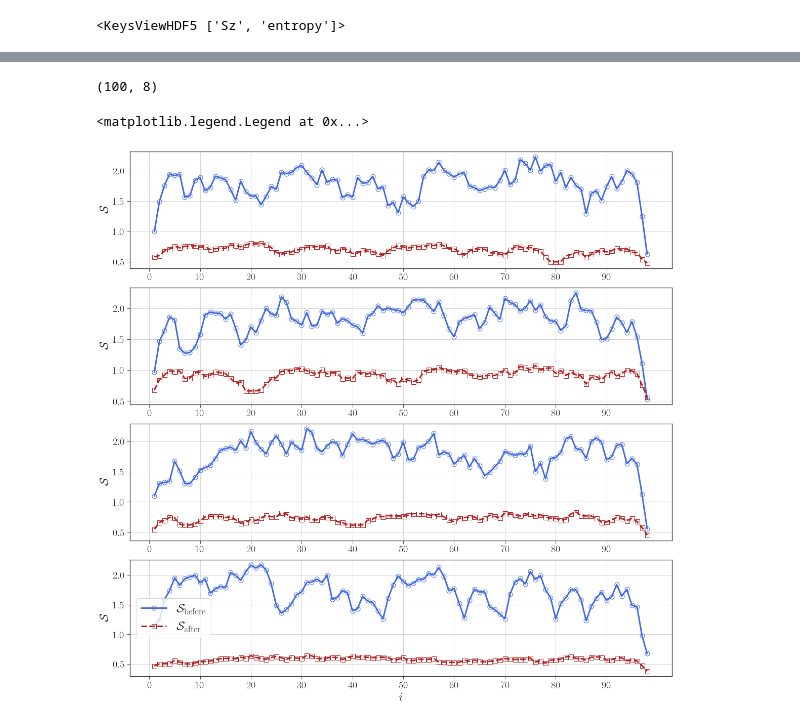
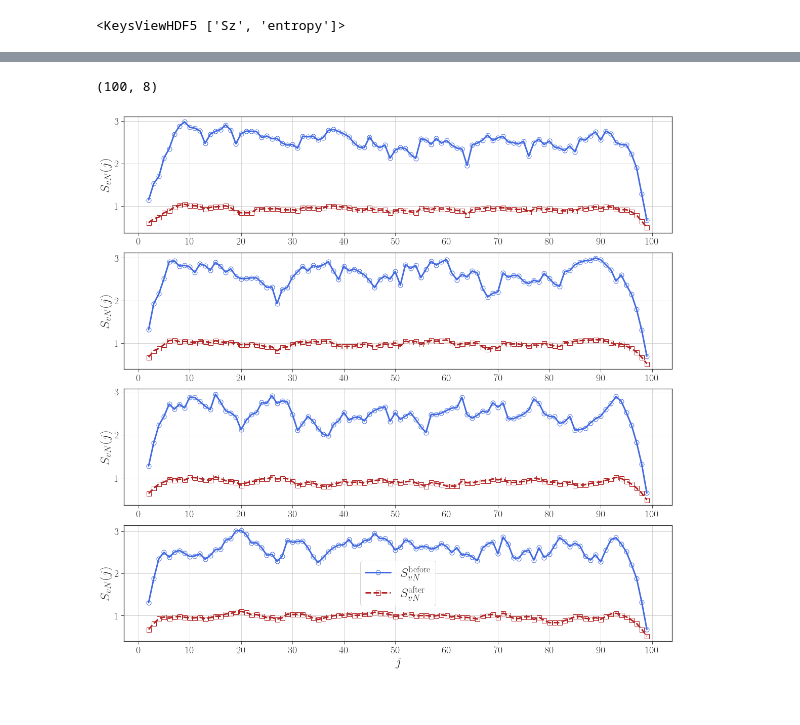
Before and after one commit to xiaobo-23/EntangledLightConeSampling, a Jupyter notebook: HQA_Data_Analysis.ipynb, the cells around one changed output, grey strips where cells are left out. Saved outputs shown, nothing was run; the diff lists cells and outputs as text; code cells hidden in the pictures.

```diff
--- a/HQA_Data_Analysis.ipynb
+++ b/HQA_Data_Analysis.ipynb
@@ -207,18 +207,18 @@ Sz = np.array(file['Sz']); print(Sz.shape)
 
 for ind in range(4):
     ax1 = fig.add_subplot(spec[ind, 0])
-    ax1.plot(np.arange(1, 101), Sz[:, 2 * ind],  linewidth = 3, color = 'royalblue', marker = 'o', markersize = 6, \
+    ax1.plot(np.arange(1, 101), Sz[:, 2 * ind],  linewidth = 3, color = 'royalblue', marker = 'o', markersize = 9, \
              markeredgecolor = 'royalblue', markerfacecolor = 'none', markeredgewidth = 2, label = r'$S_{\rm before}^{z}$')
     ax1.plot(np.arange(1, 101), Sz[:, 2 * ind + 1], linestyle = "--", linewidth = 3, color = 'firebrick', marker = 's', markersize = 9, \
              markeredgecolor = 'firebrick', markerfacecolor = 'none', markeredgewidth = 1, label = r'$S_{\rm after}^{z}$')
-    ax1.set_ylabel(r'$S_{i}^{z}$', fontsize = 25)
-    ax1.set_xticks(np.arange(0, 100, 10))
+    ax1.set_ylabel(r'$S^{z}(i)$', fontsize = 25)
+    ax1.set_xticks(np.arange(0, 101, 10))
     ax1.tick_params(axis = "both", which = "major", labelsize = 20)
     ax1.grid()
 
 ax1.set_xlabel(r'$i$', fontsize = 25)
 ax1.legend(frameon = True, fontsize = 25)
 
-# plt.savefig('Figures/Sampling_Sz_Random.pdf')
+plt.savefig('Figures/Sampling_Sz_Random_L100_chi32.pdf')
 # %% [output]
 (100, 8)
@@ -227,33 +226,32 @@ ax1.legend(frameon = True, fontsize = 25)
 # %%
 '''
     Plot the overlap of wavefunctions obtained by apply the long-range gate in two ways
 '''
 
 fig = plt.figure(figsize = (16, 25 * goldenRatio), tight_layout = True)
 spec = gridspec.GridSpec(nrows = 4, ncols = 1, figure = fig)
 plt.style.use('seaborn-ticks')
 
 entropy = np.array(file['entropy']); print(Sz.shape)
 
 for ind in range(4):
     ax1 = fig.add_subplot(spec[ind, 0])
-    ax1.plot(np.arange(1, 99), entropy[:, 2 * ind],  linewidth = 3, color = 'royalblue', marker = 'o', markersize = 9, \
-             markeredgecolor = 'royalblue', markerfacecolor = 'none', label = r'$\mathcal{S}_{\rm before}$')
-    ax1.plot(np.arange(1, 99), entropy[:, 2 * ind - 1], linestyle = "--", linewidth = 3, color = 'firebrick', marker = 's', markersize = 9, \
-             markeredgecolor = 'firebrick', markerfacecolor = 'none', label = r'$\mathcal{S}_{\rm after}$')
-    ax1.set_ylabel(r'$\mathcal{S}$', fontsize = 25)
-    ax1.set_xticks(np.arange(0, 100, 10))
+    ax1.plot(np.arange(2, 100), entropy[:, 2 * ind],  linewidth = 3, color = 'royalblue', marker = 'o', markersize = 9, \
+             markeredgecolor = 'royalblue', markerfacecolor = 'none', label = r'$S_{vN}^{\rm before}$')
+    ax1.plot(np.arange(2, 100), entropy[:, 2 * ind + 1], linestyle = "--", linewidth = 3, color = 'firebrick', marker = 's', markersize = 9, \
+             markeredgecolor = 'firebrick', markerfacecolor = 'none', label = r'$S_{vN}^{\rm after}$')
+    ax1.set_ylabel(r'$S_{vN}(j)$', fontsize = 25)
+    ax1.set_xticks(np.arange(0, 101, 10))
     ax1.tick_params(axis = "both", which = "major", labelsize = 20)
     ax1.grid()
 
-ax1.set_xlabel(r'$i$', fontsize = 25)
+ax1.set_xlabel(r'$j$', fontsize = 25)
 ax1.legend(frameon = True, fontsize = 25)
 
-# plt.savefig('Figures/Sampling_Sz_Random.pdf')
+plt.savefig('Figures/Sampling_Entanglement_L100_chi32.pdf')
 # %% [output]
 (100, 8)
-<matplotlib.legend.Legend at 0x...>
-[figure, old version]
+[figure, new version]
 # %%
 '''
     Plot the overlap of wavefunctions obtained by apply the long-range gate in two ways
```
Also changed, not shown: parts of 2 cells of this notebook, 1 other file.
